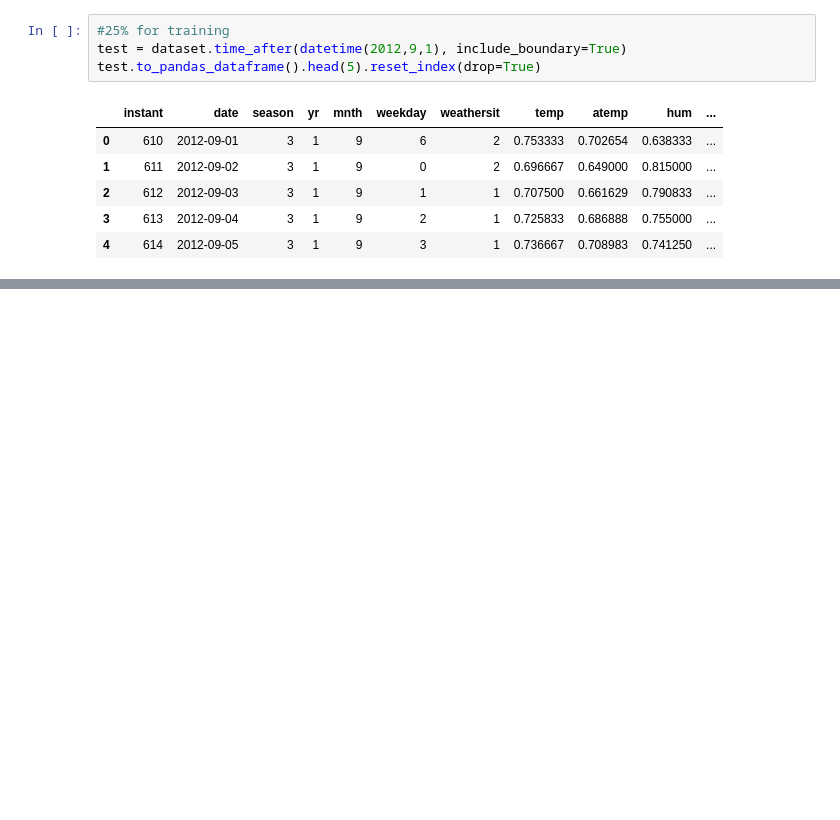
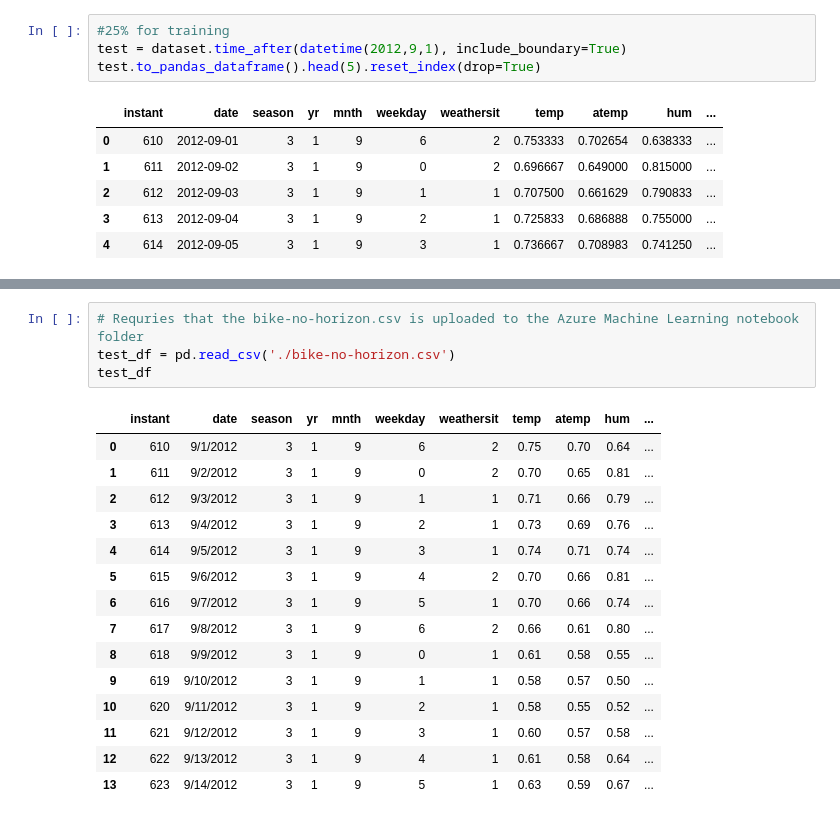
Before and after one commit to LucasBurgessDev/DataScience, a Jupyter notebook: DevIntroDS/bike-share.ipynb, the cells around one changed output, grey strips where cells are left out. Drawn from its saved outputs; the diff is of its cells as text; blank space fills up the shorter version.

```diff
--- a/DevIntroDS/bike-share.ipynb
+++ b/DevIntroDS/bike-share.ipynb
@@ -92,0 +366,20 @@ test.to_pandas_dataframe().head(5).reset_index(drop=True)
+# %%
+# Requries that the bike-no-horizon.csv is uploaded to the Azure Machine Learning notebook folder
+test_df = pd.read_csv('./bike-no-horizon.csv')
+test_df
+# %% [output]
+|  | instant | date | season | yr | mnth | weekday | weathersit | temp | atemp | hum | ... |
+| 0 | 610 | 9/1/2012 | 3 | 1 | 9 | 6 | 2 | 0.75 | 0.70 | 0.64 | ... |
+| 1 | 611 | 9/2/2012 | 3 | 1 | 9 | 0 | 2 | 0.70 | 0.65 | 0.81 | ... |
+| 2 | 612 | 9/3/2012 | 3 | 1 | 9 | 1 | 1 | 0.71 | 0.66 | 0.79 | ... |
+| 3 | 613 | 9/4/2012 | 3 | 1 | 9 | 2 | 1 | 0.73 | 0.69 | 0.76 | ... |
+| 4 | 614 | 9/5/2012 | 3 | 1 | 9 | 3 | 1 | 0.74 | 0.71 | 0.74 | ... |
+| 5 | 615 | 9/6/2012 | 3 | 1 | 9 | 4 | 2 | 0.70 | 0.66 | 0.81 | ... |
+| 6 | 616 | 9/7/2012 | 3 | 1 | 9 | 5 | 1 | 0.70 | 0.66 | 0.74 | ... |
+| 7 | 617 | 9/8/2012 | 3 | 1 | 9 | 6 | 2 | 0.66 | 0.61 | 0.80 | ... |
+| 8 | 618 | 9/9/2012 | 3 | 1 | 9 | 0 | 1 | 0.61 | 0.58 | 0.55 | ... |
+| 9 | 619 | 9/10/2012 | 3 | 1 | 9 | 1 | 1 | 0.58 | 0.57 | 0.50 | ... |
+| 10 | 620 | 9/11/2012 | 3 | 1 | 9 | 2 | 1 | 0.58 | 0.55 | 0.52 | ... |
+| 11 | 621 | 9/12/2012 | 3 | 1 | 9 | 3 | 1 | 0.60 | 0.57 | 0.58 | ... |
+| 12 | 622 | 9/13/2012 | 3 | 1 | 9 | 4 | 1 | 0.61 | 0.58 | 0.64 | ... |
+| 13 | 623 | 9/14/2012 | 3 | 1 | 9 | 5 | 1 | 0.63 | 0.59 | 0.67 | ... |
```
Also changed, not shown: parts of 27 cells of this notebook, 12 other files.
